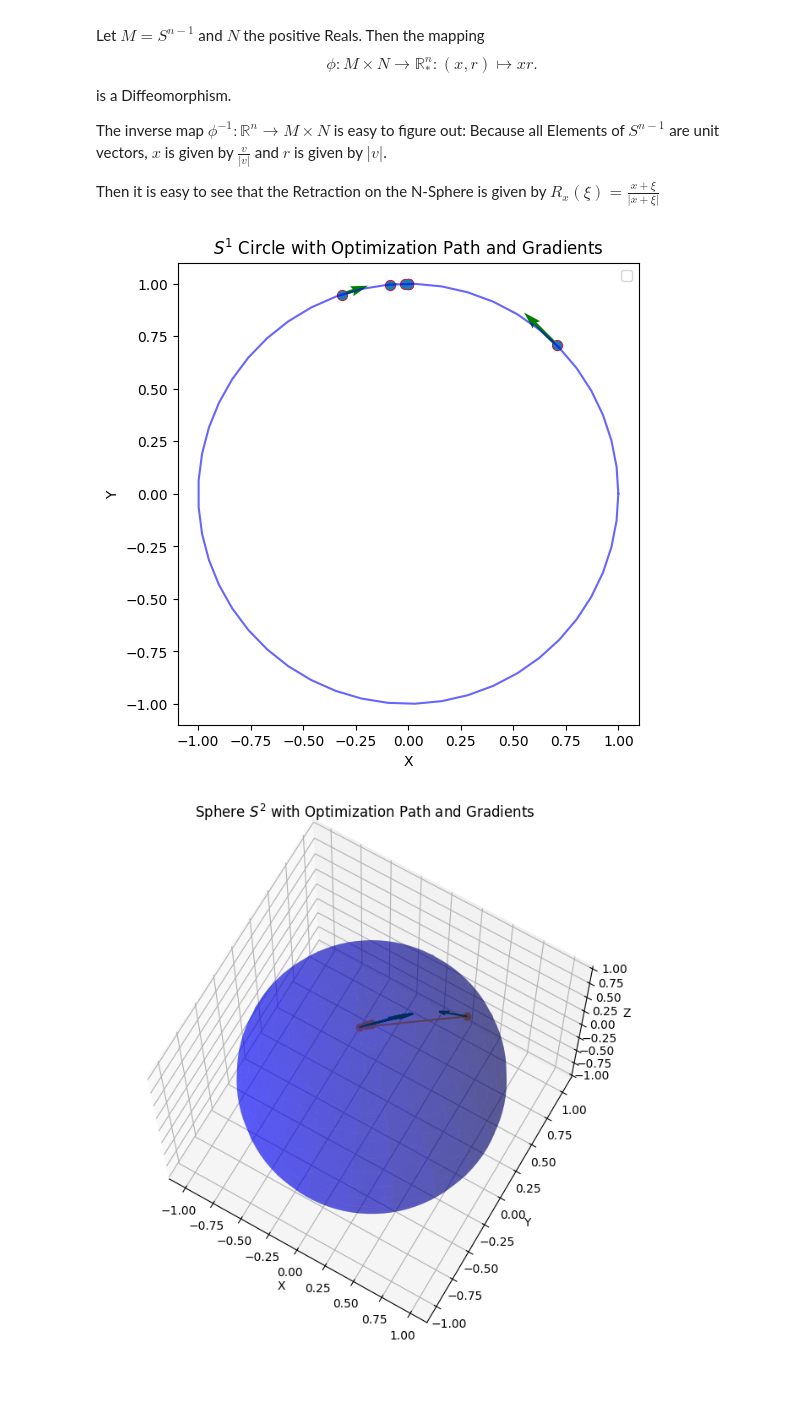
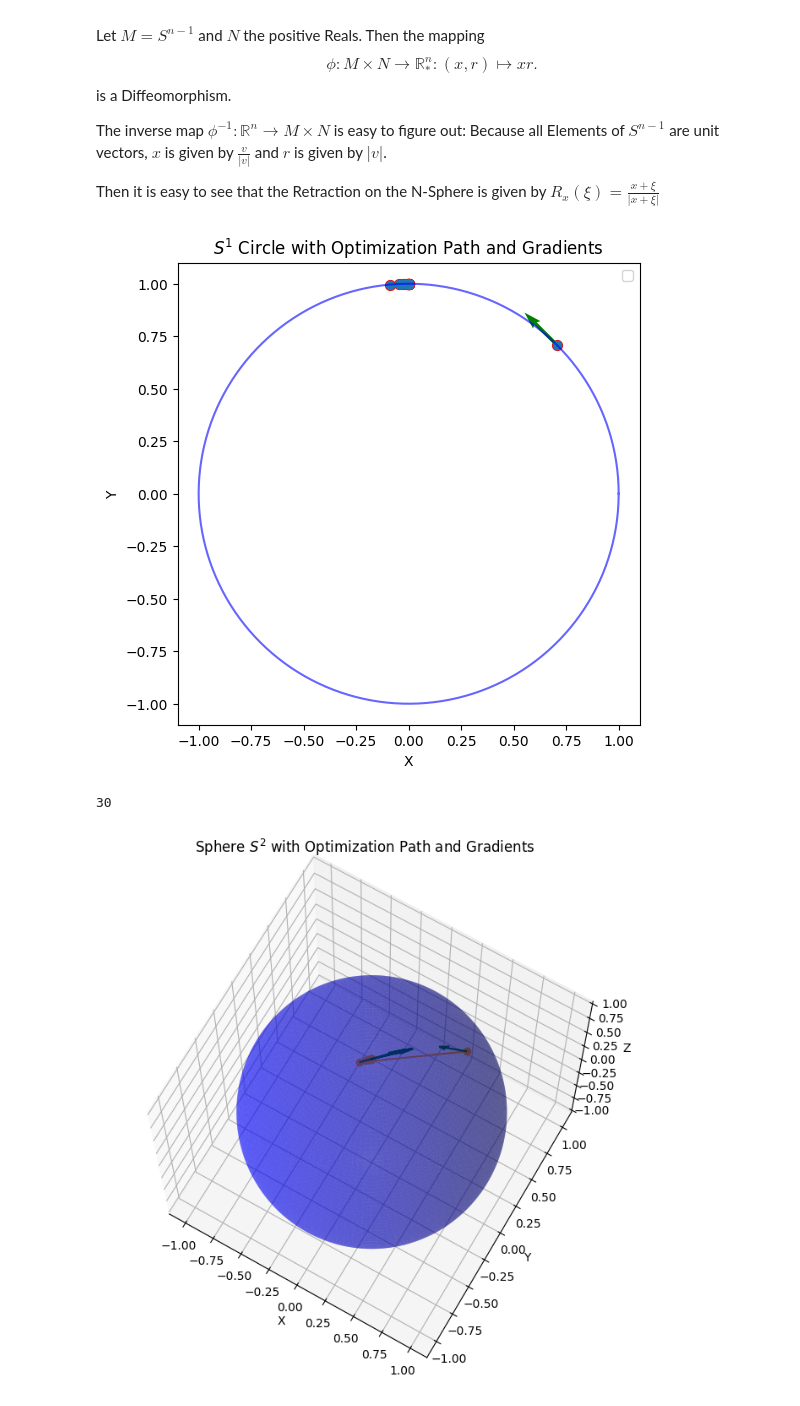
Before and after one commit to jkr11/Matrix-Manifolds, a Jupyter notebook: manifold.ipynb, the cells around one changed output. Saved outputs shown, nothing was run; the diff lists cells and outputs as text; code cells hidden in the pictures.

```diff
--- a/manifold.ipynb
+++ b/manifold.ipynb
@@ -194,78 +188,51 @@ def g(x,y):
 # %%
-alpha = 1
-beta = 0.2
-sigma = 0.05
 
 
-def grad2(x_cur):
-  return 2 * (A2 @ x_cur - x_cur * quotient2(x_cur))
 
-
-def armijo_point(x, f=quotient2, grad=grad2):
-  eta = -1.0 * grad(x)
-  m = 0
-  while True:
-    Rx = retraction(x, beta**m * np.conj(alpha) * eta)
-    lower = (-1.0 * sigma * grad(x)) @ ((beta**m) * alpha * eta)
-    if f(x) - f(Rx) >= lower:
-      return alpha * (beta**m)
-    m += 1
 
 
 theta = np.pi / 4  # Azimuthal angle
 phi = np.pi / 4  # Polar angle
+x0 = np.array((np.cos(theta),np.sin(phi)),dtype=float)
 
 
+circle = RiemannianManifold(n = 2)
 
 
-def search():
-  x0 = np.array((np.cos(theta),np.sin(phi)),dtype=float)
-  XS = [x0]
-  ES = []
-  i = 0
-  for i in range(1000):
-    etak = -grad2(x0)
-
-    ES.append(etak)
-    if np.linalg.norm(etak) < 1e-4: break
-    tk = armijo_point(x0)
-    x0 = retraction(x0, tk * etak)
-    XS.append(x0)
-  return (np.array(XS), np.array(ES))
-
-
-path, gradients = search()
+path, gradients = circle.search(x0)
 
 
 def plot_sphere_with_path_and_gradients(points, gradients, path):
-  theta = np.linspace(0, 2 * np.pi, 50)
+  theta = np.linspace(0, 2 * np.pi, 500)
   x_circle = np.cos(theta)
   y_circle = np.sin(theta)
 
   fig, ax = plt.subplots(figsize=(6, 6))
   ax.plot(x_circle, y_circle, color='b', alpha=0.6)
 
   for point, gradient in zip(points, gradients):
     ax.scatter(point[0], point[1], color='r', s=50)
     ax.quiver(point[0],
               point[1],
               gradient[0],
               gradient[1],
               color='g',
               scale=10 * np.linalg.norm(gradient, 0))
 
   ax.scatter(path[:, 0], path[:, 1], cmap="winter", marker='o')
 
   ax.set_title("$S^1$ Circle with Optimization Path and Gradients")
   ax.set_xlabel('X')
   ax.set_ylabel('Y')
   ax.set_aspect('equal', 'box')
 
   plt.legend()
   plt.show()
 
 
 plot_sphere_with_path_and_gradients(path, gradients, path)
+print(path.size)
 # %% [output]
-[figure, old version]
+[figure, new version]
+30
 # %%
```
Also changed, not shown: parts of 5 cells of this notebook.
